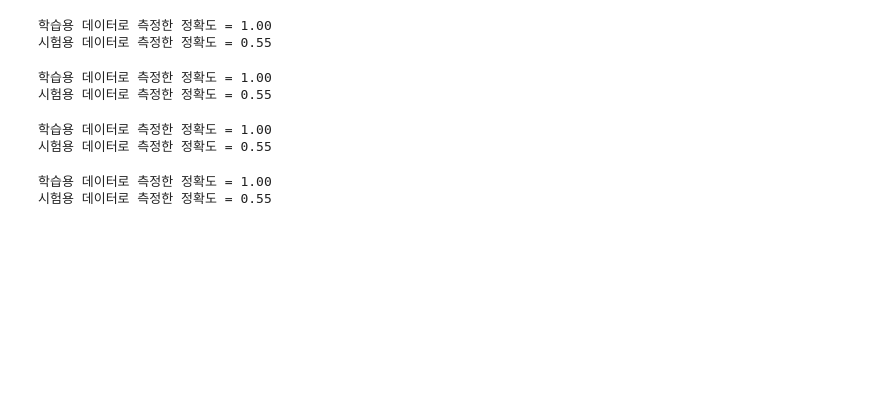
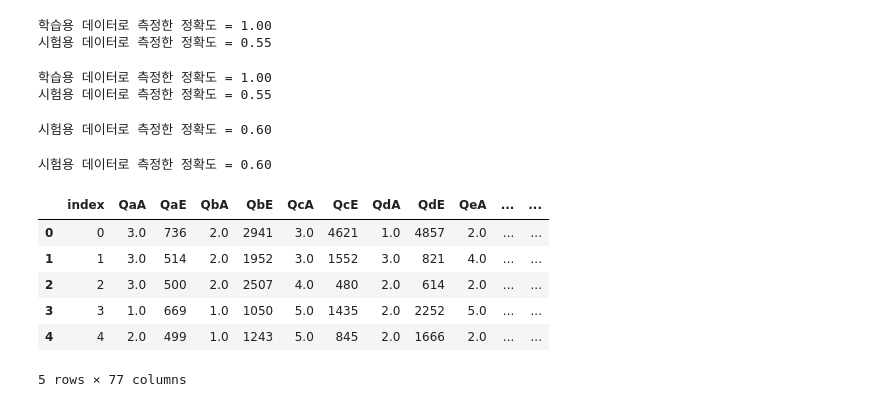
Before and after one commit to castleroad95/voting_psychology, a Jupyter notebook: 투표 심리 Data 분석.ipynb, the cells around one changed output. Saved outputs shown, nothing was run; the diff lists cells and outputs as text; code cells hidden in the pictures; blank space fills up the shorter version.

```diff
--- a/투표 심리 Data 분석.ipynb
+++ b/투표 심리 Data 분석.ipynb
@@ -359,17 +430,24 @@ print('시험용 데이터로 측정한 정확도 = %.2f' % svm2.score(testX, te
 svm3 = SVC(kernel='rbf',C=50,gamma=0.1,random_state=0)
 svm3.fit(trainX, trainY)
 
-print('학습용 데이터로 측정한 정확도 = %.2f' % svm3.score(trainX, trainY))
 print('시험용 데이터로 측정한 정확도 = %.2f' % svm3.score(testX, testY))
 # %% [output]
-학습용 데이터로 측정한 정확도 = 1.00
-시험용 데이터로 측정한 정확도 = 0.55
+시험용 데이터로 측정한 정확도 = 0.60
 # %%
 svm4 = SVC(kernel='rbf',C=100,gamma=0.1,random_state=0)
 svm4.fit(trainX, trainY)
 
-print('학습용 데이터로 측정한 정확도 = %.2f' % svm4.score(trainX, trainY))
 print('시험용 데이터로 측정한 정확도 = %.2f' % svm4.score(testX, testY))
 # %% [output]
-학습용 데이터로 측정한 정확도 = 1.00
-시험용 데이터로 측정한 정확도 = 0.55
+시험용 데이터로 측정한 정확도 = 0.60
+# %%
+test_csv= pd.read_csv('C:/Users/castl/Desktop/2020_job_academy/project/voting_psychology/input/test_x.csv')
+test_csv.head(5)
+# %% [output]
+|  | index | QaA | QaE | QbA | QbE | QcA | QcE | QdA | QdE | QeA | ... | ... |
+| 0 | 0 | 3.0 | 736 | 2.0 | 2941 | 3.0 | 4621 | 1.0 | 4857 | 2.0 | ... | ... |
+| 1 | 1 | 3.0 | 514 | 2.0 | 1952 | 3.0 | 1552 | 3.0 | 821 | 4.0 | ... | ... |
+| 2 | 2 | 3.0 | 500 | 2.0 | 2507 | 4.0 | 480 | 2.0 | 614 | 2.0 | ... | ... |
+| 3 | 3 | 1.0 | 669 | 1.0 | 1050 | 5.0 | 1435 | 2.0 | 2252 | 5.0 | ... | ... |
+| 4 | 4 | 2.0 | 499 | 1.0 | 1243 | 5.0 | 845 | 2.0 | 1666 | 2.0 | ... | ... |
+5 rows × 77 columns
```
Also changed, not shown: parts of 30 cells of this notebook.
